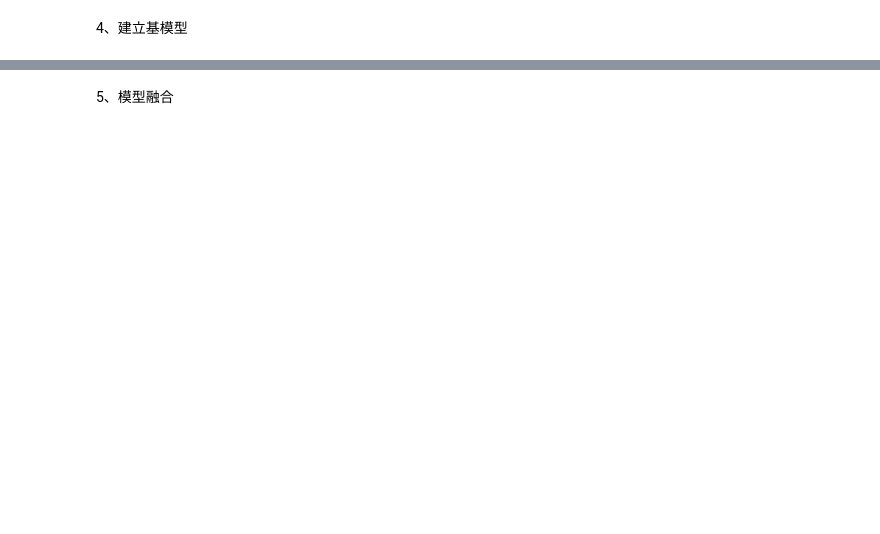
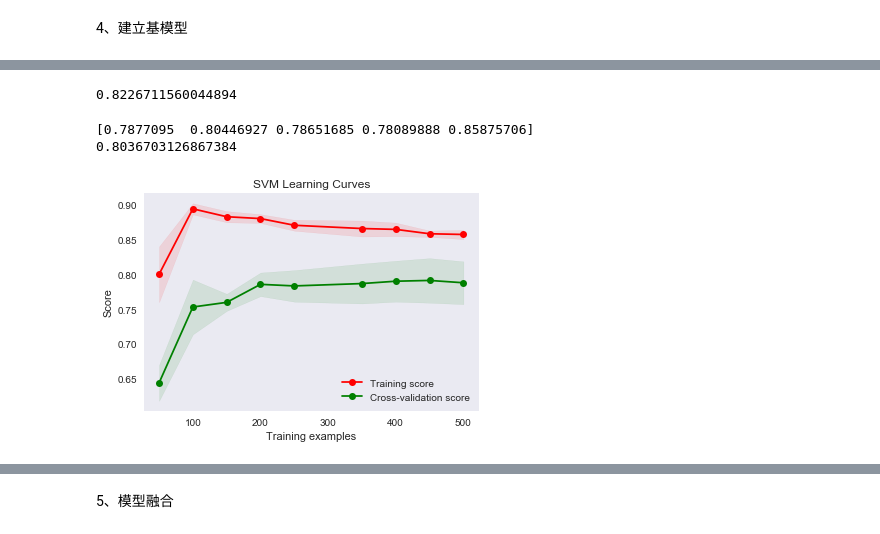
Before and after one commit to zqb1992/kaggle, a Jupyter notebook: competitions/getting-started/Titanic/code/Titanic_solution.ipynb, the cells around one changed output, grey strips where cells are left out. Cells and saved outputs as stored; diff of their text form; code cells hidden in the pictures; blank space fills up the shorter version.

```diff
--- a/competitions/getting-started/Titanic/code/Titanic_solution.ipynb
+++ b/competitions/getting-started/Titanic/code/Titanic_solution.ipynb
@@ -277,11 +580,16 @@ test_df[["PassengerId","Survived"]].set_index("PassengerId").to_csv('../out/LR.c
 # %%
 # 随机森林
-rf = RandomForestClassifier(n_estimators=150,min_samples_leaf=3,max_depth=6,oob_score=True)
+rf = RandomForestClassifier(n_estimators=500,min_samples_leaf=3,max_depth=6,oob_score=True)
 rf.fit(train_data_X,train_data_Y)
 print(rf.oob_score_)
 test_df["Survived"] = rf.predict(test_data_X)
-RF = test_df[['PassengerId','Survived']].set_index('PassengerId').to_csv('../out/RF.csv')
+RF = test_df[['PassengerId','Survived']].set_index('PassengerId').to_csv('../out/RF_n150.csv')
 
+#输出交叉验证得分
+print(cross_val_score(rf,train_data_X_sd,train_data_Y,cv=5))
+print(cross_val_score(rf,train_data_X_sd,train_data_Y,cv=5).mean())
 # # 保存模型
 # from sklearn.externals import joblib
 # joblib.dump(rf, '../model/rf10.pkl')
+# %% [output]
+0.8226711560044894
@@ -296,3 +596,23 @@ test_df[["PassengerId","Survived"]].set_index("PassengerId").to_csv('../out/SVM.
+# %%
+#svm算法
+svc = SVC()
+svc.fit(train_data_X_sd,train_data_Y)
+#预测保存数据
+test_df["Survived"]=svc.predict(test_data_X_sd)
+test_df[["PassengerId","Survived"]].set_index("PassengerId").to_csv('../out/SVM.csv')
+
+from sklearn.model_selection import cross_val_score
+#输出交叉验证得分
+print(cross_val_score(svc,train_data_X_sd,train_data_Y,cv=5))
+print(cross_val_score(svc,train_data_X_sd,train_data_Y,cv=5).mean())
+
+title = "SVM Learning Curves"
+plot_learning_curve(svc, title, train_data_X_sd,train_data_Y, cv=5,  n_jobs=4, train_sizes=[50, 100, 150, 200, 250, 350, 400, 450, 500])
+plt.show()
+# %% [output]
+[0.7877095  0.80446927 0.78651685 0.78089888 0.85875706]
+0.8036703126867384
+[figure, added]
 # %%
 #GBDT
 
```
Also changed, not shown: parts of 44 cells of this notebook, 3 other files.
